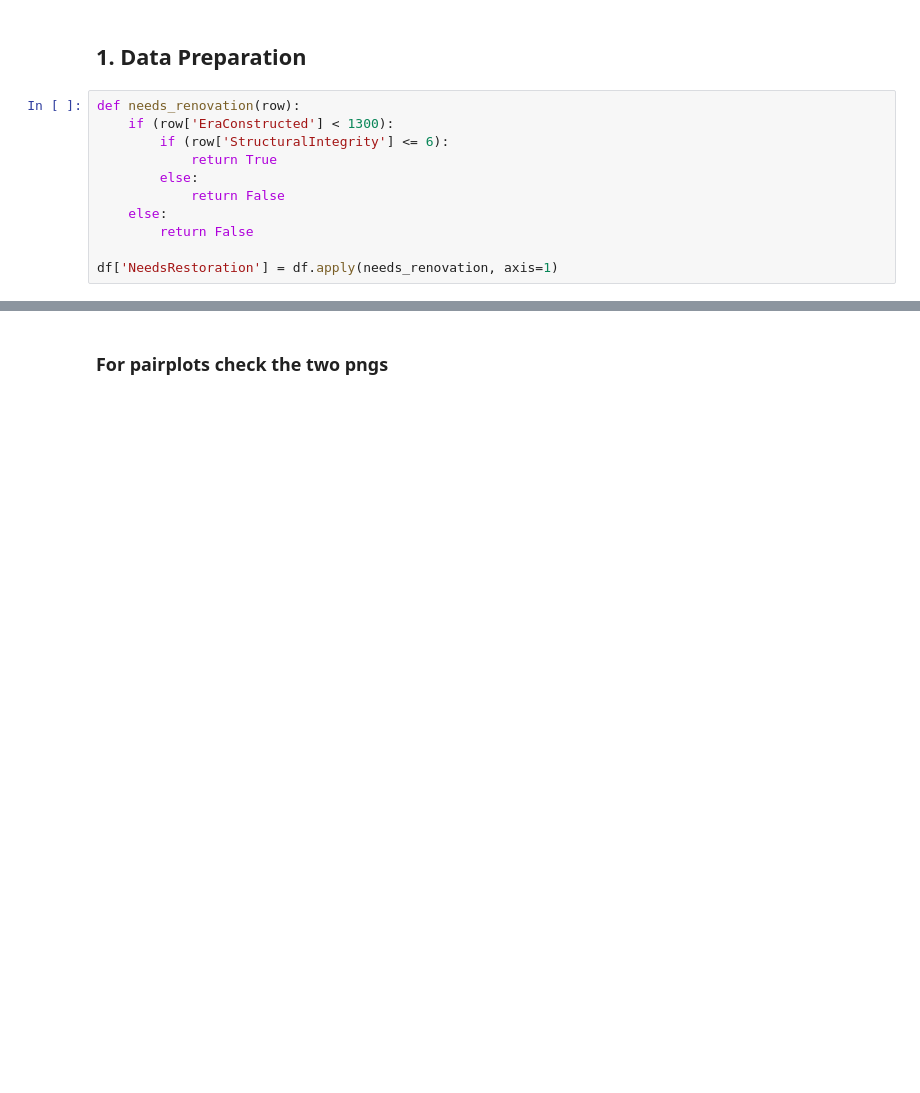
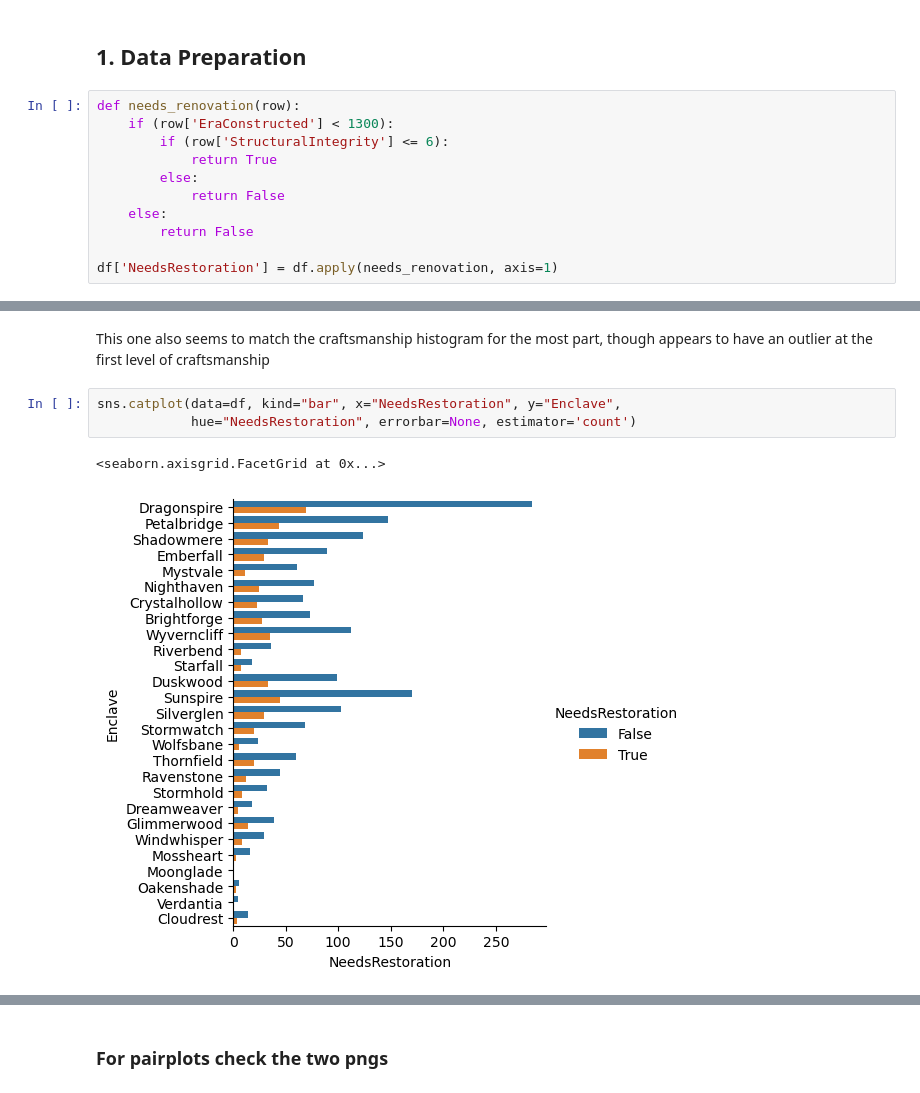
Before and after one commit to RaineScarlett/dsreport, a Jupyter notebook: iteration3.ipynb, the cells around one changed output, grey strips where cells are left out. Cells and saved outputs as stored; diff of their text form; blank space fills up the shorter version.

```diff
--- a/iteration3.ipynb
+++ b/iteration3.ipynb
@@ -282,0 +311,8 @@ df.sample(5)
+# %% [markdown]
+This one also seems to match the craftsmanship histogram for the most part, though appears to have an outlier at the first level of craftsmanship
+# %%
+sns.catplot(data=df, kind="bar", x="NeedsRestoration", y="Enclave",
+            hue="NeedsRestoration", errorbar=None, estimator='count')
+# %% [output]
+<seaborn.axisgrid.FacetGrid at 0x...>
+[figure, added]
```
Also changed, not shown: parts of 16 cells of this notebook.
